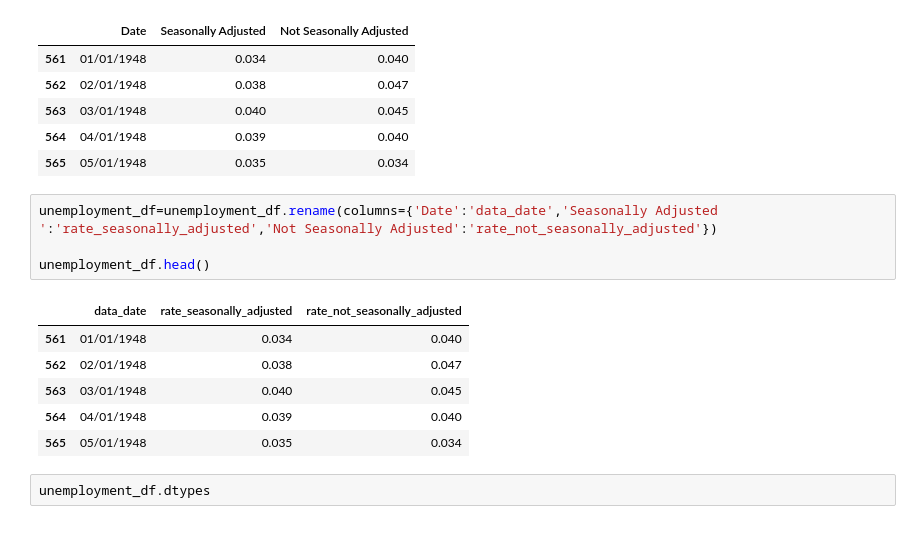
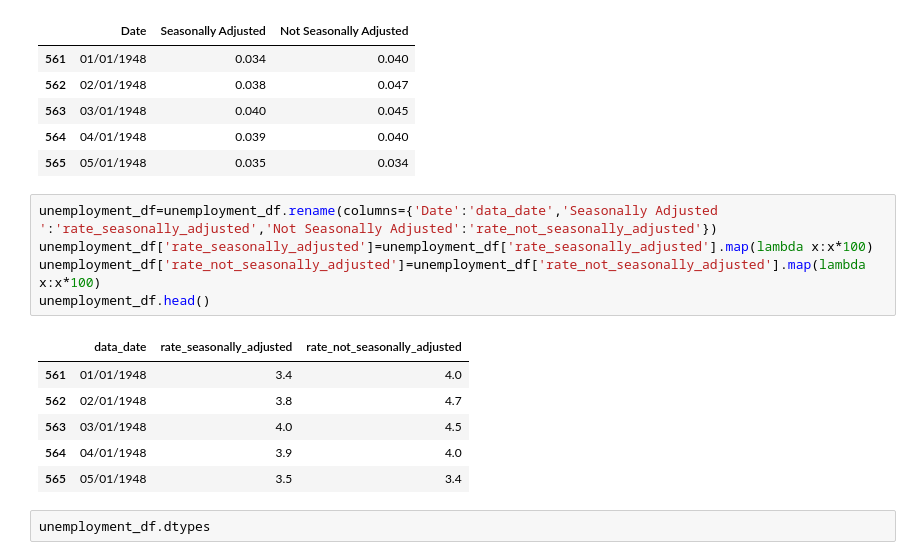
Before and after one commit to Shaunisme/Poject-2-ETL-on-datasets, a Jupyter notebook: pandas_etl.ipynb, the cells around one changed output. Cells and saved outputs as stored; diff of their text form.

```diff
--- a/pandas_etl.ipynb
+++ b/pandas_etl.ipynb
@@ -158,15 +158,16 @@ unemployment_df.head()
 | 565 | 05/01/1948 | 0.035 | 0.034 |
 # %%
 unemployment_df=unemployment_df.rename(columns={'Date':'data_date','Seasonally Adjusted ':'rate_seasonally_adjusted','Not Seasonally Adjusted':'rate_not_seasonally_adjusted'})
-
+unemployment_df['rate_seasonally_adjusted']=unemployment_df['rate_seasonally_adjusted'].map(lambda x:x*100)
+unemployment_df['rate_not_seasonally_adjusted']=unemployment_df['rate_not_seasonally_adjusted'].map(lambda x:x*100)
 unemployment_df.head()
 # %% [output]
 |  | data_date | rate_seasonally_adjusted | rate_not_seasonally_adjusted |
-| 561 | 01/01/1948 | 0.034 | 0.040 |
-| 562 | 02/01/1948 | 0.038 | 0.047 |
-| 563 | 03/01/1948 | 0.040 | 0.045 |
-| 564 | 04/01/1948 | 0.039 | 0.040 |
-| 565 | 05/01/1948 | 0.035 | 0.034 |
+| 561 | 01/01/1948 | 3.4 | 4.0 |
+| 562 | 02/01/1948 | 3.8 | 4.7 |
+| 563 | 03/01/1948 | 4.0 | 4.5 |
+| 564 | 04/01/1948 | 3.9 | 4.0 |
+| 565 | 05/01/1948 | 3.5 | 3.4 |
 # %%
 unemployment_df.dtypes
 # %% [output]
```
Also changed, not shown: parts of 3 cells of this notebook, 1 other file.
